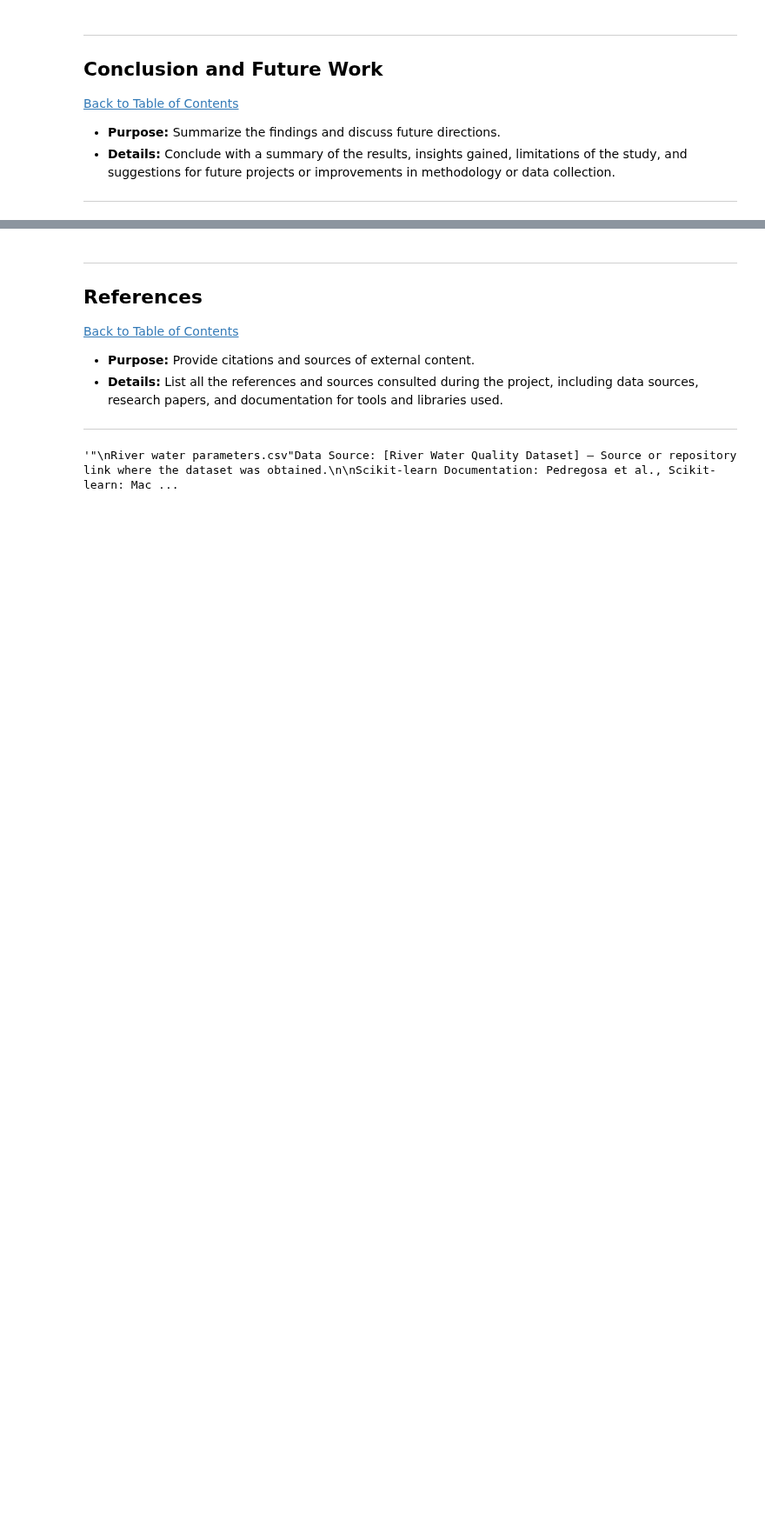
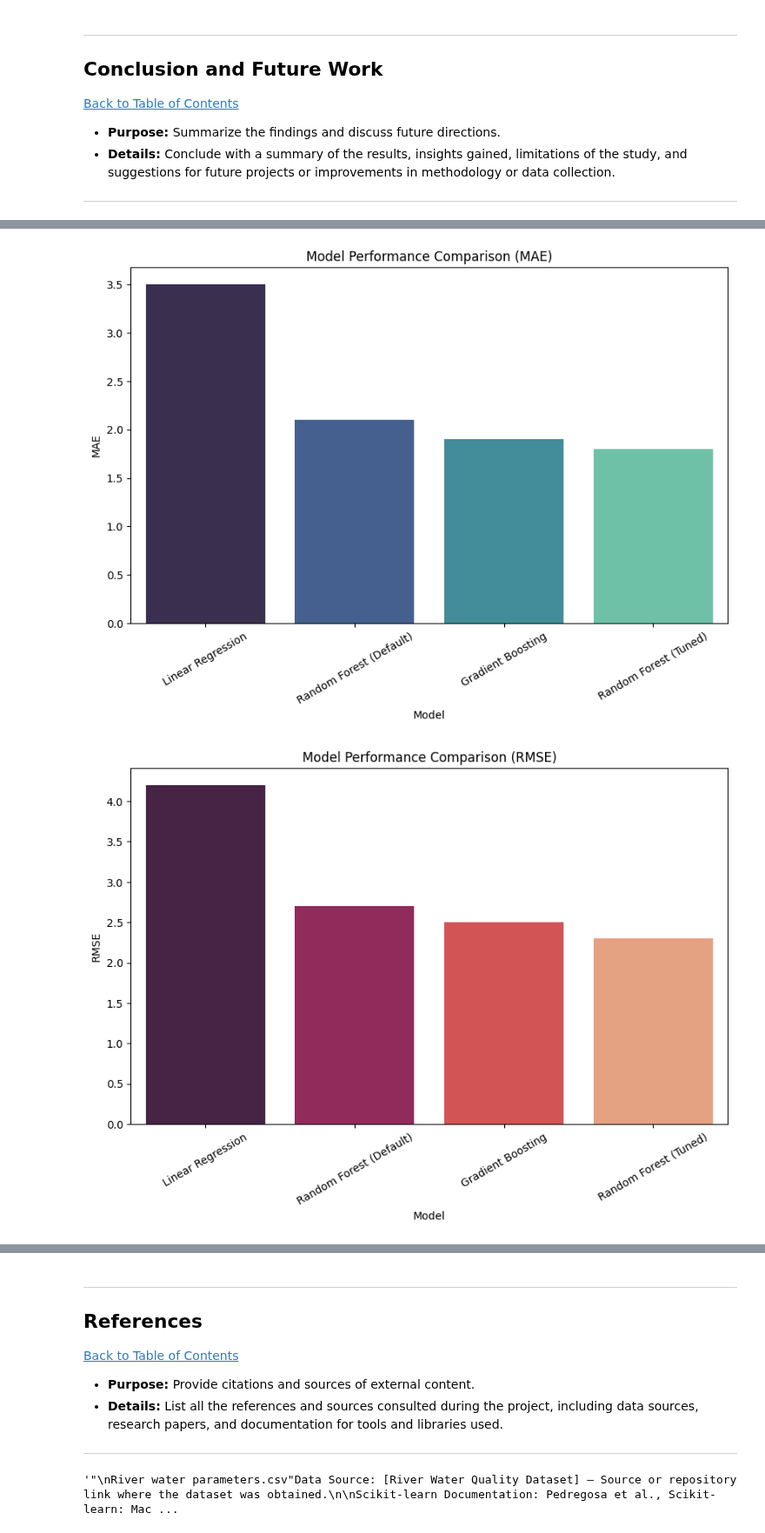
Before and after one commit to Jeremy809/Workplace, a Jupyter notebook: QCTO---Workplace-Module-Notebook-Template-4571.ipynb, the cells around one changed output, grey strips where cells are left out. Shown at 87% size. Saved outputs shown, nothing was run; the diff lists cells and outputs as text; code cells hidden in the pictures; blank space fills up the shorter version.

```diff
--- a/QCTO---Workplace-Module-Notebook-Template-4571.ipynb
+++ b/QCTO---Workplace-Module-Notebook-Template-4571.ipynb
@@ -1638,0 +1679,15 @@ Mean CV F1: 0.8576
+# %%
+plt.figure(figsize=(10,6))
+sns.barplot(x="Model", y="MAE", data=comparison_df, palette="mako")
+plt.title("Model Performance Comparison (MAE)")
+plt.xticks(rotation=30)
+plt.show()
+
+plt.figure(figsize=(10,6))
+sns.barplot(x="Model", y="RMSE", data=comparison_df, palette="rocket")
+plt.title("Model Performance Comparison (RMSE)")
+plt.xticks(rotation=30)
+plt.show()
+# %% [output]
+[figure, added]
+[figure, added]
```
Also changed, not shown: parts of 33 cells of this notebook.
